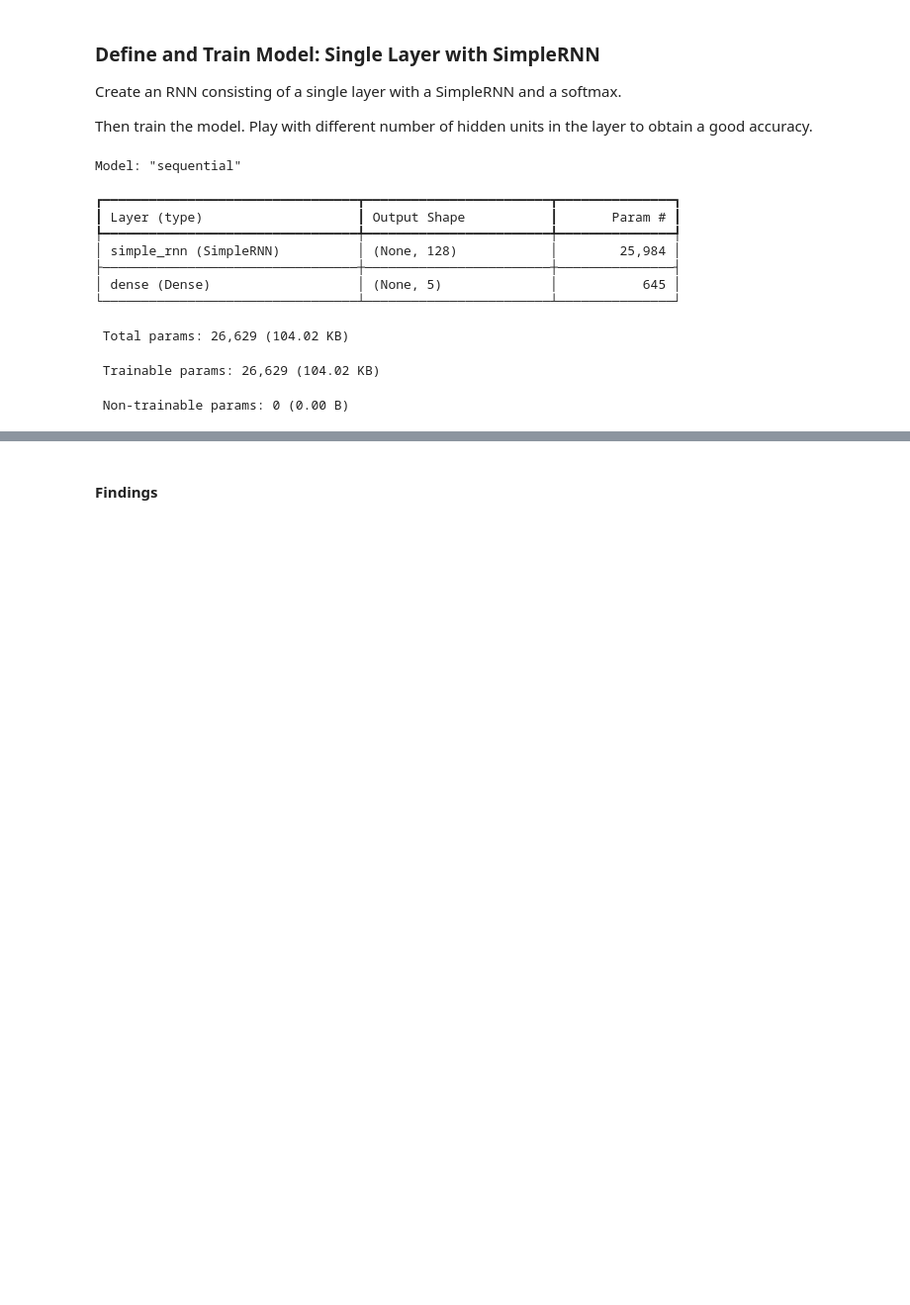
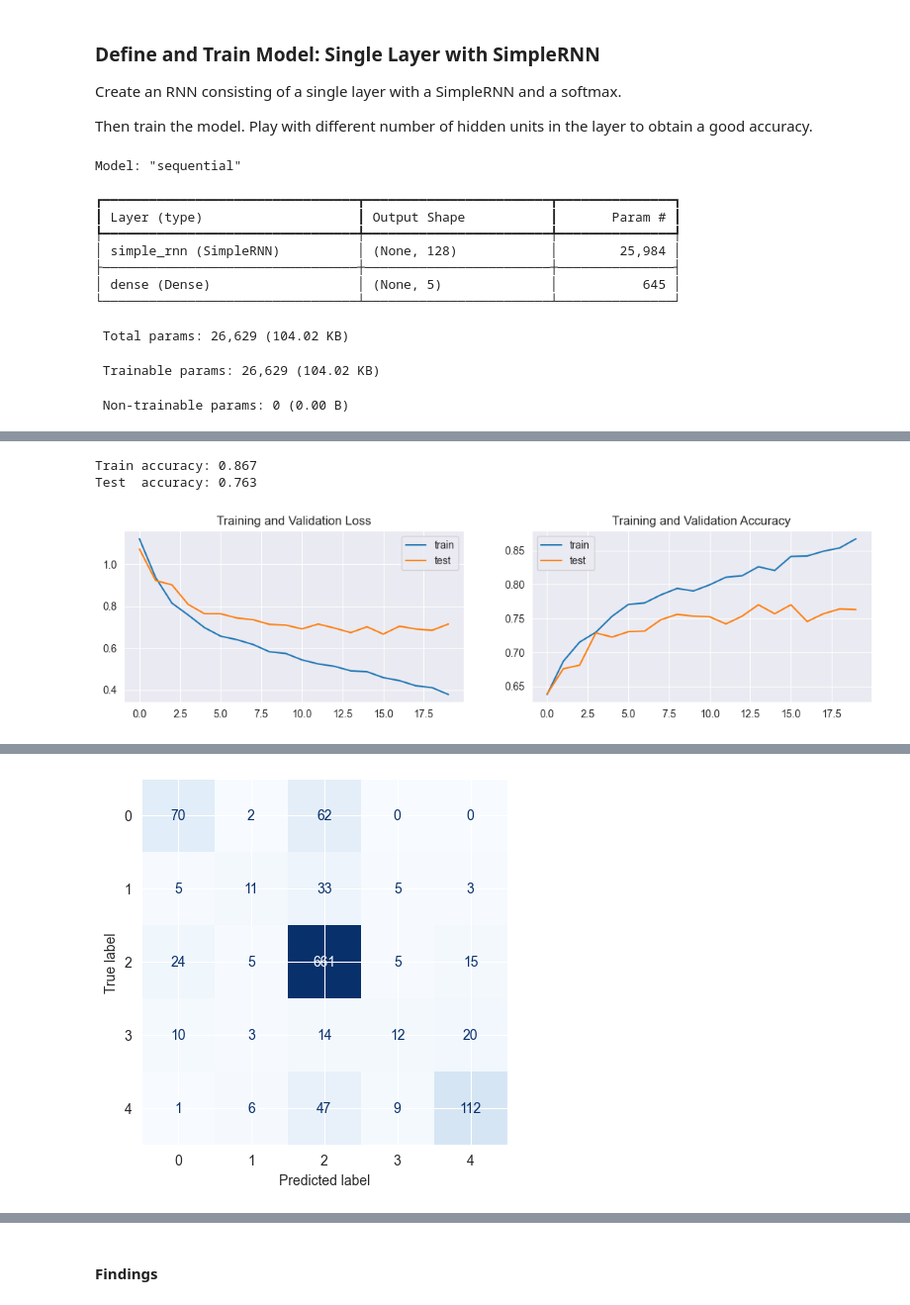
Before and after one commit to dave1b/TSM_DeLearn, a Jupyter notebook: Week10/name_classification-keras_dave_brunner.ipynb, the cells around one changed output, grey strips where cells are left out. Shown at 99% size. Drawn from its saved outputs; the diff is of its cells as text; code cells hidden in the pictures; blank space fills up the shorter version.

```diff
--- a/Week10/name_classification-keras_dave_brunner.ipynb
+++ b/Week10/name_classification-keras_dave_brunner.ipynb
@@ -270,0 +277,10 @@ plot_history(history)
+# %%
+model = build_model(n_hidden=85)
+history = model.fit(X_train, Y_train, epochs=20, batch_size=128, validation_data=(X_test, Y_test), verbose=0)
+# %%
+plot_history(history)
+plot_confusion_matrix(model)
+# %% [output]
+Train accuracy: 0.867
+Test  accuracy: 0.763
+[figure, added]
@@ -270,0 +288 @@ plot_history(history)
+[figure, added]
```
Also changed, not shown: parts of 35 cells of this notebook, 1 other file.
